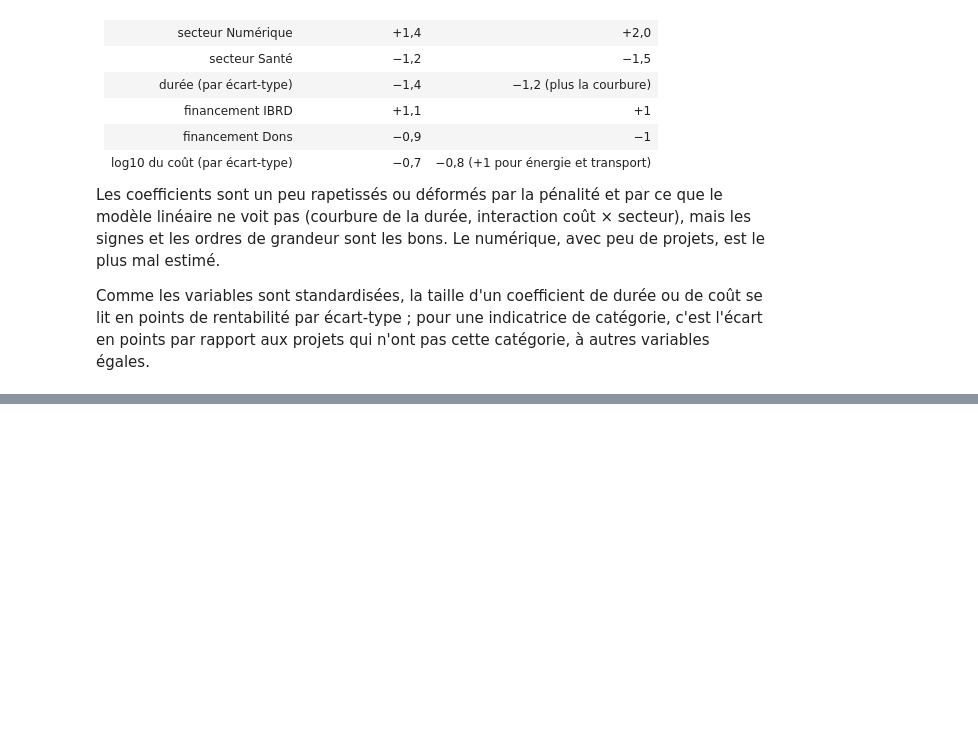
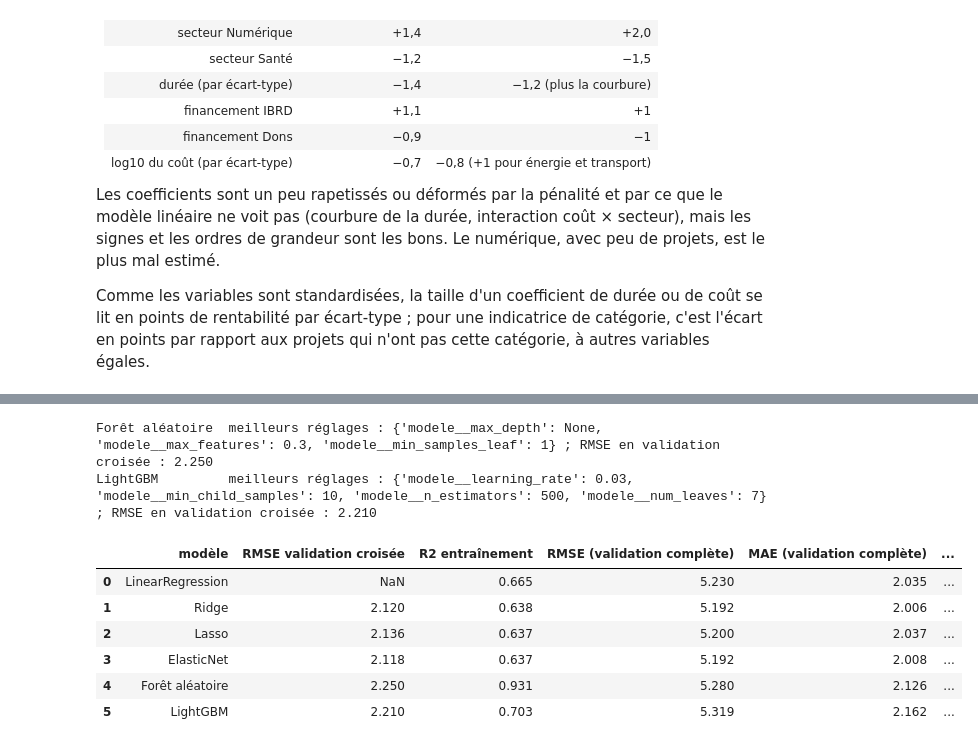
Before and after one commit to IlyasBBB/ia-agentique-investissement, a Jupyter notebook: notebooks/role1/02_modeles.ipynb, the cells around one changed output, grey strips where cells are left out. Cells and saved outputs as stored; diff of their text form; code cells hidden in the pictures; blank space fills up the shorter version.

```diff
--- a/notebooks/role1/02_modeles.ipynb
+++ b/notebooks/role1/02_modeles.ipynb
@@ -405,0 +416,44 @@ Comme les variables sont standardisées, la taille d'un coefficient de durée ou
+# %%
+from lightgbm import LGBMRegressor
+from sklearn.ensemble import RandomForestRegressor
+
+grilles_arbres = {
+    "Forêt aléatoire": (RandomForestRegressor(n_estimators=300, random_state=GRAINE, n_jobs=-1),
+                        {"modele__max_depth": [None, 8, 16], "modele__min_samples_leaf": [1, 3, 10],
+                         "modele__max_features": [0.3, 1.0]}),
+    "LightGBM": (LGBMRegressor(random_state=GRAINE, verbose=-1, n_jobs=1),
+                 {"modele__n_estimators": [200, 500], "modele__learning_rate": [0.03, 0.1],
+                  "modele__num_leaves": [7, 15], "modele__min_child_samples": [10, 30]}),
+}
+for nom, (modele, grille) in grilles_arbres.items():
+    recherches[nom] = GridSearchCV(pipeline(modele), grille, cv=plis,
+                                   scoring="neg_root_mean_squared_error").fit(
+        entrainement_bornes[supervise.VARIABLES], entrainement_bornes[supervise.CIBLE_REGRESSION])
+    print(f"{nom:<16} meilleurs réglages : {recherches[nom].best_params_} ; "
+          f"RMSE en validation croisée : {-recherches[nom].best_score_:.3f}")
+
+lignes = []
+for nom in grilles_arbres:
+    modele = recherches[nom].best_estimator_
+    ligne = {"modèle": nom, "réglages": recherches[nom].best_params_,
+             "RMSE validation croisée": -recherches[nom].best_score_,
+             "R2 entraînement": r2_score(entrainement_bornes[supervise.CIBLE_REGRESSION],
+                                         modele.predict(entrainement_bornes[supervise.VARIABLES]))}
+    for nom_evaluation, evaluation in jeux_evaluation.items():
+        predit = modele.predict(evaluation[supervise.VARIABLES])
+        for mesure, valeur in mesures_regression(evaluation[supervise.CIBLE_REGRESSION], predit).items():
+            ligne[f"{mesure} ({nom_evaluation})"] = valeur
+    lignes.append(ligne)
+
+resultats_rentabilite = pd.concat([resultats_regularisation, pd.DataFrame(lignes)], ignore_index=True)
+resultats_rentabilite.drop(columns="réglages").round(3)
+# %% [output]
+Forêt aléatoire  meilleurs réglages : {'modele__max_depth': None, 'modele__max_features': 0.3, 'modele__min_samples_leaf': 1} ; RMSE en validation croisée : 2.250
+LightGBM         meilleurs réglages : {'modele__learning_rate': 0.03, 'modele__min_child_samples': 10, 'modele__n_estimators': 500, 'modele__num_leaves': 7} ; RMSE en validation croisée : 2.210
+|  | modèle | RMSE validation croisée | R2 entraînement | RMSE (validation complète) | MAE (validation complète) | ... |
+| 0 | LinearRegression | NaN | 0.665 | 5.230 | 2.035 | ... |
+| 1 | Ridge | 2.120 | 0.638 | 5.192 | 2.006 | ... |
+| 2 | Lasso | 2.136 | 0.637 | 5.200 | 2.037 | ... |
+| 3 | ElasticNet | 2.118 | 0.637 | 5.192 | 2.008 | ... |
+| 4 | Forêt aléatoire | 2.250 | 0.931 | 5.280 | 2.126 | ... |
+| 5 | LightGBM | 2.210 | 0.703 | 5.319 | 2.162 | ... |
```
Also changed, not shown: parts of 4 cells of this notebook, 2 other files.
